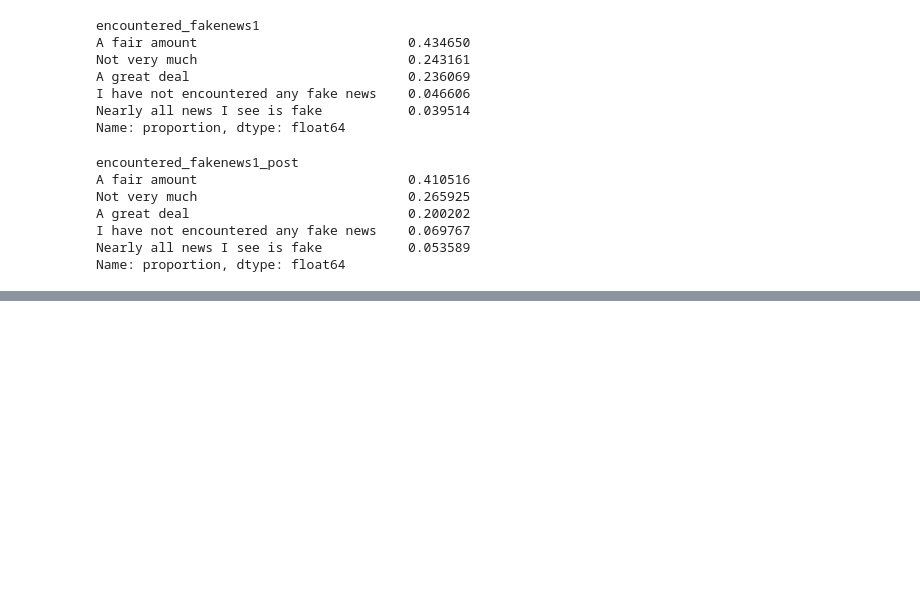
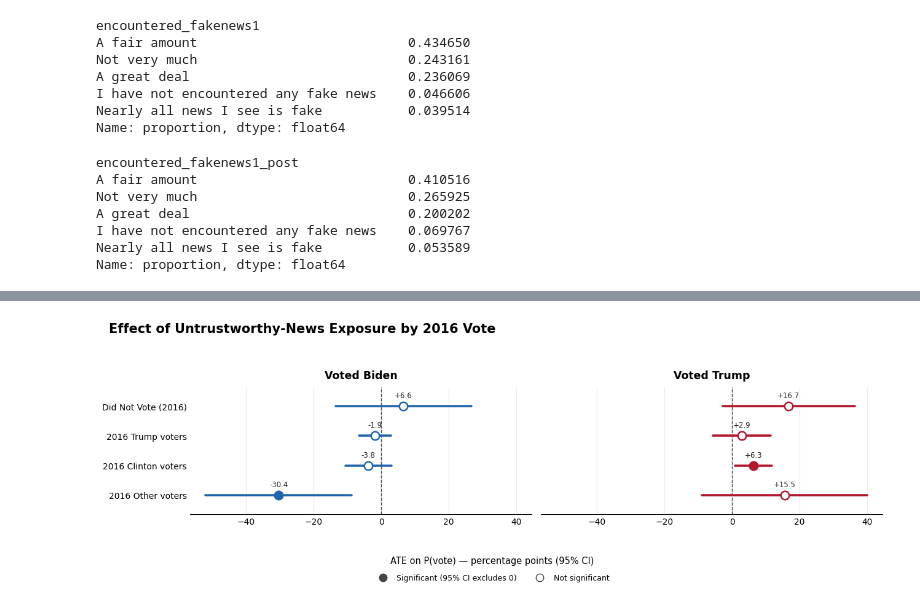
Before and after one commit to rickyrojas311/untrustworthy_news_effects, a Jupyter notebook: ricky_exploration.ipynb, the cells around one changed output, grey strips where cells are left out. Drawn from its saved outputs; the diff is of its cells as text; code cells hidden in the pictures; blank space fills up the shorter version.

```diff
--- a/ricky_exploration.ipynb
+++ b/ricky_exploration.ipynb
@@ -1432,0 +671,46 @@ Fitting dose-response models on (T, X)... done.
+# %%
+import matplotlib.pyplot as plt
+from matplotlib.lines import Line2D
+
+subgroups = ["Did Not Vote (2016)", "2016 Trump voters", "2016 Clinton voters", "2016 Other voters"]
+biden = [(6.57, -13.54, 26.68), (-1.91, -6.63, 2.81), (-3.84, -10.66, 2.98), (-30.36, -52.02, -8.70)]
+trump = [(16.73, -2.79, 36.25), (2.87, -5.66, 11.40), (6.35, 0.94, 11.76), (15.52, -8.88, 39.92)]
+
+
+def subgroup_panel(ax, data, color, title, labels=None):
+    y = np.arange(len(data))[::-1]
+    for yi, (est, lo, hi) in zip(y, data):
+        sig = not (lo < 0 < hi)
+        ax.plot([lo, hi], [yi, yi], color=color, lw=2.6, solid_capstyle="round", zorder=2)
+        ax.scatter([est], [yi], s=95, zorder=3, edgecolor=color, linewidth=1.8,
+                   facecolor=color if sig else "white")
+        ax.annotate(f"{est:+.1f}", (est, yi), textcoords="offset points",
+                    xytext=(0, 10), ha="center", fontsize=8.5, color="#222222")
+    ax.axvline(0, color="#444444", ls="--", lw=1, zorder=1)
+    ax.set_yticks(y)
+    ax.set_yticklabels(labels if labels is not None else [""] * len(data), fontsize=10)
+    ax.set_title(title, fontsize=12.5, fontweight="bold", pad=10)
+    ax.grid(axis="x", color="0.92", lw=0.8)
+    ax.set_axisbelow(True)
+    for s in ("top", "right", "left"):
+        ax.spines[s].set_visible(False)
+    ax.tick_params(length=0)
+    ax.margins(y=0.22)
+
+
+fig, axes = plt.subplots(1, 2, figsize=(13, 3.8), sharex=True)
+subgroup_panel(axes[0], biden, "#2166AC", "Voted Biden", labels=subgroups)
+subgroup_panel(axes[1], trump, "#B2182B", "Voted Trump")
+fig.supxlabel("ATE on P(vote) — percentage points (95% CI)", fontsize=10.5, y=0.0)
+fig.suptitle("Effect of Untrustworthy-News Exposure by 2016 Vote",
+             fontsize=15, fontweight="bold", x=0.02, ha="left", y=1.04)
+fig.legend(handles=[
+    Line2D([0], [0], marker="o", color="w", markerfacecolor="#444", markeredgecolor="#444",
+           markersize=9, label="Significant (95% CI excludes 0)"),
+    Line2D([0], [0], marker="o", color="w", markerfacecolor="white", markeredgecolor="#444",
+           markersize=9, label="Not significant"),
+], loc="lower center", ncol=2, frameon=False, fontsize=9, bbox_to_anchor=(0.5, -0.10))
+fig.tight_layout(rect=[0, 0.05, 1, 0.97])
+plt.show()
+# %% [output]
+[figure, added]
```
Also changed, not shown: parts of 12 cells of this notebook, 5 other files.
